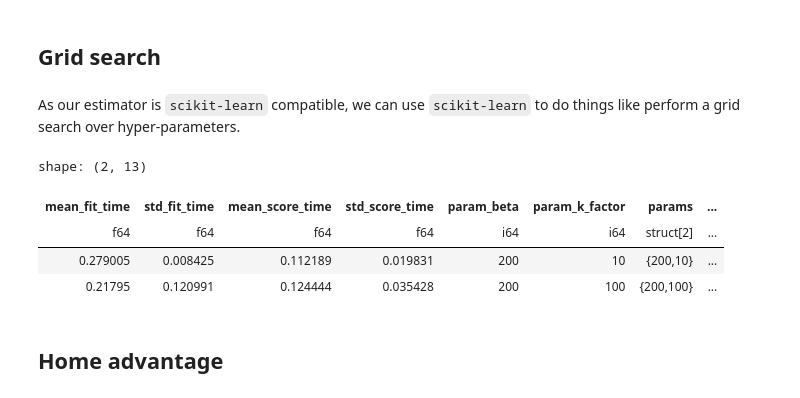
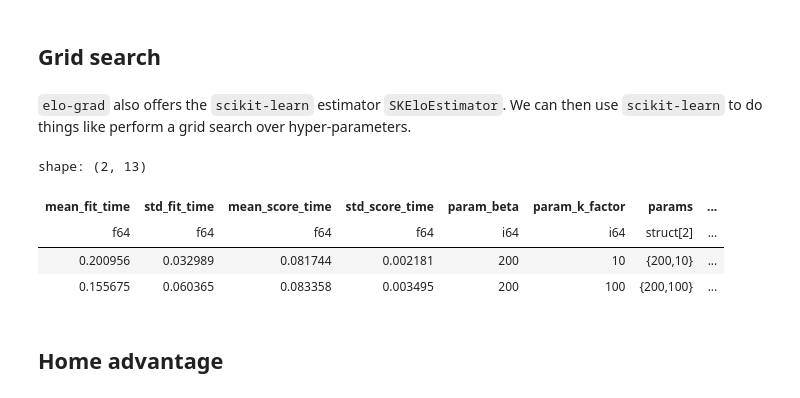
Before and after one commit to cookepm/elo-grad, a Jupyter notebook: examples/nba.ipynb, the cells around one changed output. Drawn from its saved outputs; the diff is of its cells as text; code cells hidden in the pictures.

```diff
--- a/examples/nba.ipynb
+++ b/examples/nba.ipynb
@@ -176,24 +177,25 @@ plt.show()
 # %% [markdown]
 ## Grid search
 # %% [markdown]
-As our estimator is `scikit-learn` compatible, we can use `scikit-learn` to do things like perform a grid search over hyper-parameters.
+`elo-grad` also offers the `scikit-learn` estimator `SKEloEstimator`.
+We can then use `scikit-learn` to do things like perform a grid search over hyper-parameters.
 # %%
 gs = GridSearchCV(
-    estimator=EloEstimator(entity_cols=('team1', 'team2'), score_col='result'),
+    estimator=SKEloEstimator(entity_cols=('team1', 'team2'), score_col='result'),
     param_grid={
         'beta': [200],
         'k_factor': [10, 100],
     },
     cv=TimeSeriesSplit(n_splits=3),
 )
 gs.fit(X_train, X_train['result'])
 pl.DataFrame(gs.cv_results_).sort('mean_test_score', descending=False)
 # %% [output]
 shape: (2, 13)
 | mean_fit_time | std_fit_time | mean_score_time | std_score_time | param_beta | param_k_factor | params | ... |
 | f64 | f64 | f64 | f64 | i64 | i64 | struct[2] | ... |
-| 0.279005 | 0.008425 | 0.112189 | 0.019831 | 200 | 10 | {200,10} | ... |
-| 0.21795 | 0.120991 | 0.124444 | 0.035428 | 200 | 100 | {200,100} | ... |
+| 0.200956 | 0.032989 | 0.081744 | 0.002181 | 200 | 10 | {200,10} | ... |
+| 0.155675 | 0.060365 | 0.083358 | 0.003495 | 200 | 100 | {200,100} | ... |
 # %% [markdown]
 ## Home advantage
 # %% [markdown]
```
Also changed, not shown: parts of 4 cells of this notebook, 6 other files.
